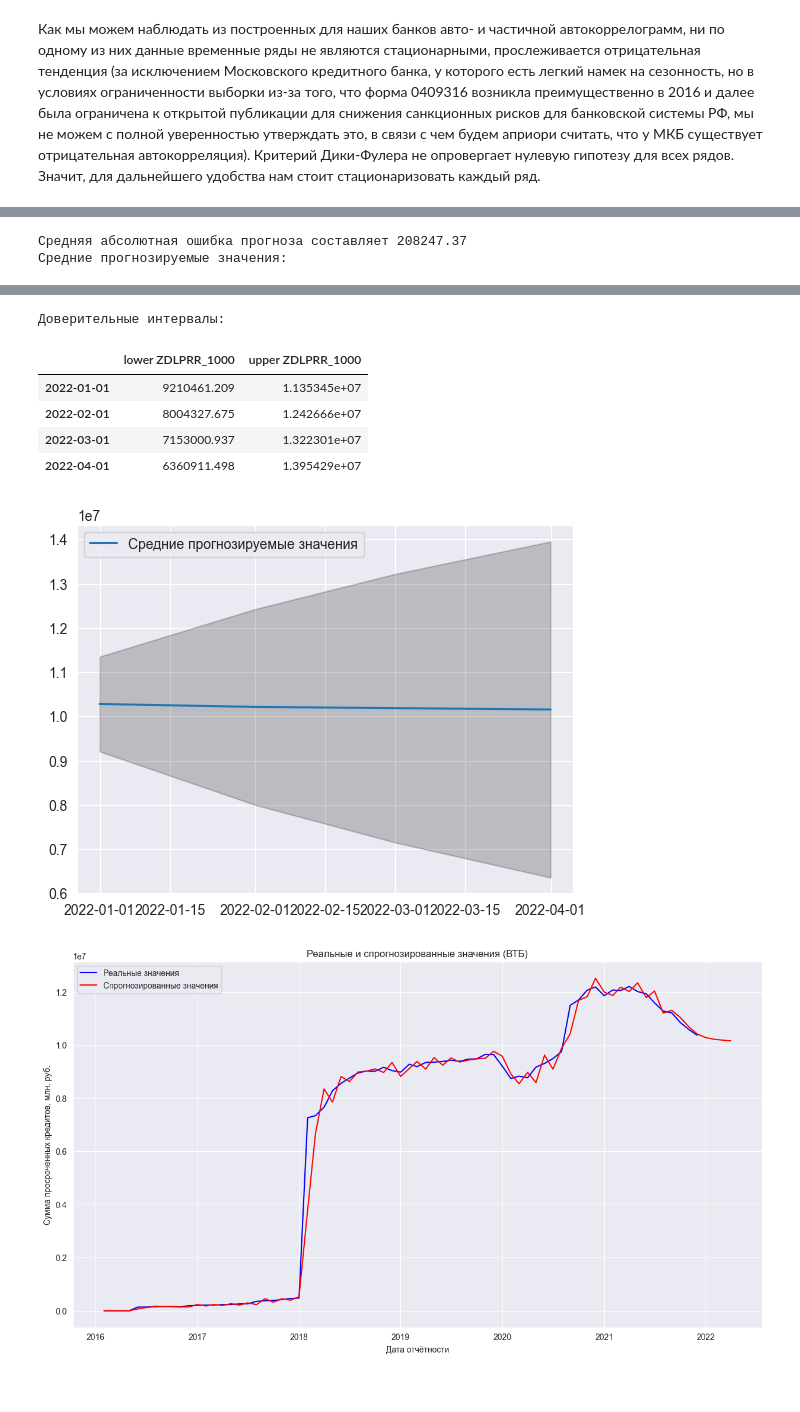
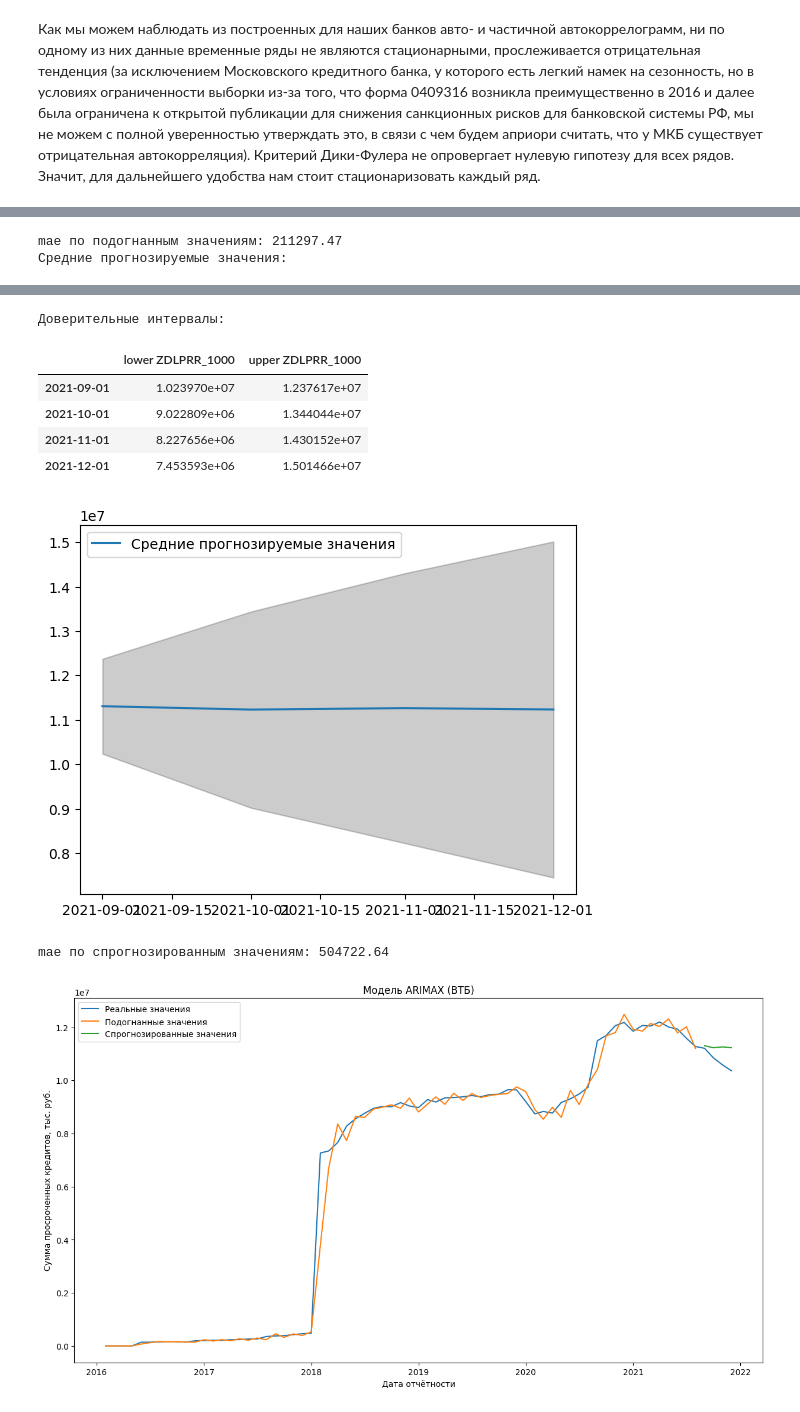
Before and after one commit to JarlPenguin/anomaly_analysis_2025, a Jupyter notebook: analysis.ipynb, the cells around one changed output, grey strips where cells are left out. Saved outputs shown, nothing was run; the diff lists cells and outputs as text; code cells hidden in the pictures.

```diff
--- a/analysis.ipynb
+++ b/analysis.ipynb
@@ -12,3 +11,0 @@ import seaborn as sns
-# %%
-df = pd.read_csv("https://raw.githubusercontent.com/JarlPenguin/anomalies_analysis_2025/refs/heads/main/data/PI_316201901.csv", low_memory=False)
-df = df[df["REGN"] == 2209] # Сбербанк
@@ -60,4 +12,5 @@ np.float64(3665854.37879)
 # %%
+# Функция для парсинга данных для конкретного банка
 def get_ZDLPRR(regn: int, remote=True) -> pd.DataFrame:
     df = pd.DataFrame(index=pd.date_range(start="20160101", end="20211201", freq="MS"))
     for year in np.arange(2016, 2022):
@@ -96,4 +49,5 @@ def get_ZDLPRR(regn: int, remote=True) -> pd.DataFrame:
             overdue_sum = df_data[df_data["TIP"] == tip]["ZDLPRR"].sum()
             date = str(year) + str(month) + "01"
             df.at[date, f"ZDLPRR_{regn}"] = overdue_sum
+    df.index.name = "Дата"
     return df
@@ -591,35 +466,36 @@ plt.show()
 # %%
-st_pred = results_vtb.get_prediction(start=pd.to_datetime(str(vtb_ZDLPRR_exog.index[1])), dynamic=False)
-forecast_values = st_pred.predicted_mean
-actual_values = vtb_ZDLPRR_exog["ZDLPRR_1000"][1:]
-print('Средняя абсолютная ошибка прогноза составляет {}'.format(round(mean_absolute_error(forecast_values, actual_values), 2)))
-
-pred_future = results_vtb.get_forecast(steps=4, exog=[[0, 0, 0, 0], [0, 0, 0, 0], [0, 0, 0, 0]])
-
+# Построение модели ARIMAX для ВТБ
+vtb_ZDLPRR_exog = vtb_ZDLPRR.copy()
+vtb_ZDLPRR_exog["anomaly_1"] = np.float64(vtb_ZDLPRR_exog.index == "2016-06-01")
+vtb_ZDLPRR_exog["anomaly_2"] = np.float64(vtb_ZDLPRR_exog.index == "2018-02-01")
+vtb_ZDLPRR_exog["anomaly_3"] = np.float64(vtb_ZDLPRR_exog.index == "2020-09-01")
+model_vtb = SARIMAX(vtb_ZDLPRR_exog["ZDLPRR_1000"][:-4], exog=vtb_ZDLPRR_exog[["anomaly_1", "anomaly_2", "anomaly_3"]][:-4], order=(2, 1, 2))
+results_vtb = model_vtb.fit()
+results_vtb.plot_diagnostics(figsize=(12, 8))
+plt.show()
+st_pred_vtb = results_vtb.get_prediction(start=pd.to_datetime(str(vtb_ZDLPRR_exog.index[1])), dynamic=False)
+forecast_values_vtb = st_pred_vtb.predicted_mean
+actual_values_vtb = vtb_ZDLPRR_exog["ZDLPRR_1000"][1:]
+print('mae по подогнанным значениям: {}'.format(round(mean_absolute_error(forecast_values_vtb, actual_values_vtb[:-4]), 2)))
+pred_future_vtb = results_vtb.get_forecast(steps=4, exog=[[0, 0, 0, 0], [0, 0, 0, 0], [0, 0, 0, 0]])
 print('Средние прогнозируемые значения:')
-display(np.round(pred_future.predicted_mean.to_frame(), 2))
-
+display(np.round(pred_future_vtb.predicted_mean.to_frame(), 2))
 print('Доверительные интервалы:')
-display(np.round(pred_future.conf_int(), 3))
-
-fig = plt.figure()
-plt.plot(pred_future.predicted_mean, label='Средние прогнозируемые значения')
-plt.fill_between(pred_future.conf_int().index,
-                 pred_future.conf_int().iloc[:, 0],
-                 pred_future.conf_int().iloc[:, 1], color='k', alpha=.2)
+display(np.round(pred_future_vtb.conf_int(), 3))
+plt.plot(pred_future_vtb.predicted_mean, label='Средние прогнозируемые значения')
+plt.fill_between(pred_future_vtb.conf_int().index,
+                 pred_future_vtb.conf_int().iloc[:, 0],
+                 pred_future_vtb.conf_int().iloc[:, 1], color='k', alpha=.2)
 plt.legend()
 plt.show()
-
+print('mae по спрогнозированным значениям: {}'.format(round(mean_absolute_error(pred_future_vtb.predicted_mean, actual_values_vtb[-4:]), 2)))
 plt.figure(figsize=(15,8))
-
-plt.plot(actual_values, label='Реальные значения', color='blue')
-
-plt.plot(pd.concat([forecast_values, pred_future.predicted_mean]), label='Спрогнозированные значения', color='red')
-
-plt.title('Реальные и cпрогнозированные значения (ВТБ)')
+plt.plot(actual_values_vtb, label='Реальные значения')
+plt.plot(forecast_values_vtb, label='Подогнанные значения')
+plt.plot(pred_future_vtb.predicted_mean, label='Спрогнозированные значения')
+plt.title('Модель ARIMAX (ВТБ)')
 plt.xlabel('Дата отчётности')
-plt.ylabel('Сумма просроченных кредитов, млн. руб.')
+plt.ylabel('Сумма просроченных кредитов, тыс. руб.')
 plt.legend()
-
 plt.show()
 # %% [output]
@@ -626,3 +503,3 @@ plt.show()
-Средняя абсолютная ошибка прогноза составляет 208247.37
+mae по подогнанным значениям: 211297.47
 Средние прогнозируемые значения:
 |  | predicted_mean |
@@ -633,8 +510,9 @@ plt.show()
 Доверительные интервалы:
 |  | lower ZDLPRR_1000 | upper ZDLPRR_1000 |
-| 2022-01-01 | 9210461.209 | 1.135345e+07 |
-| 2022-02-01 | 8004327.675 | 1.242666e+07 |
-| 2022-03-01 | 7153000.937 | 1.322301e+07 |
-| 2022-04-01 | 6360911.498 | 1.395429e+07 |
+| 2021-09-01 | 1.023970e+07 | 1.237617e+07 |
+| 2021-10-01 | 9.022809e+06 | 1.344044e+07 |
+| 2021-11-01 | 8.227656e+06 | 1.430152e+07 |
+| 2021-12-01 | 7.453593e+06 | 1.501466e+07 |
-[figure, old version]
-[figure, old version]
+[figure, new version]
+mae по спрогнозированным значениям: 504722.64
+[figure, added]
```
Also changed, not shown: parts of 51 cells of this notebook.
